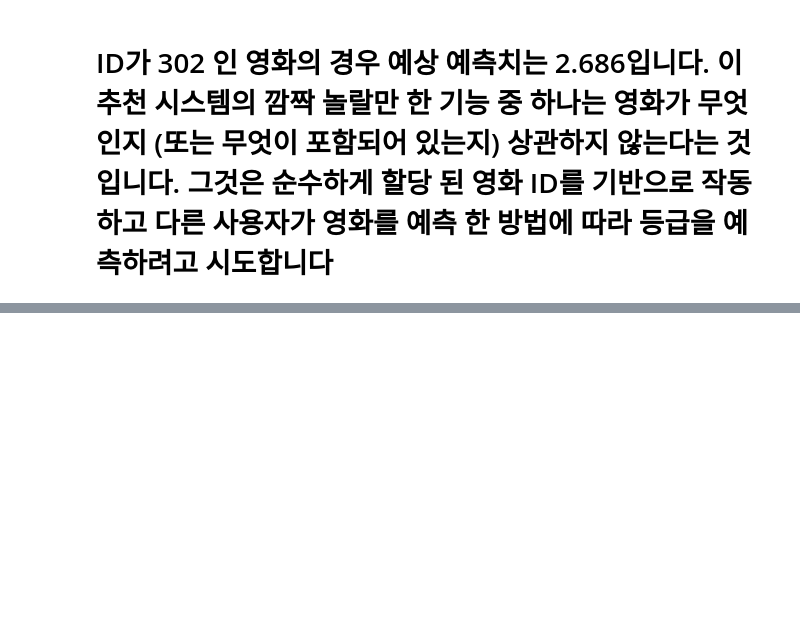
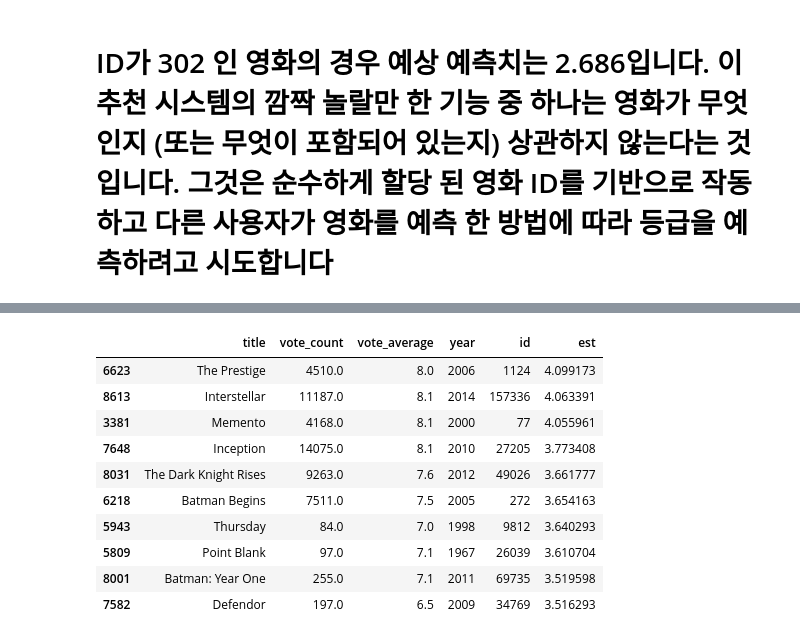
Before and after one commit to dl57934/CoAlert, a Jupyter notebook: sh_System/movieRecommaned/study1.ipynb, the cells around one changed output, grey strips where cells are left out. Cells and saved outputs as stored; diff of their text form; code cells hidden in the pictures; blank space fills up the shorter version.

```diff
--- a/sh_System/movieRecommaned/study1.ipynb
+++ b/sh_System/movieRecommaned/study1.ipynb
@@ -688,3 +688,16 @@ svd.predict(1, 310, 3)
 Prediction(uid=1, iid=310, r_ui=3, est=2.6995416583901966, details={'was_impossible': False})
 # %% [markdown]
 # ID가 302 인 영화의 경우 예상 예측치는 2.686입니다. 이 추천 시스템의 깜짝 놀랄만 한 기능 중 하나는 영화가 무엇인지 (또는 무엇이 포함되어 있는지) 상관하지 않는다는 것입니다. 그것은 순수하게 할당 된 영화 ID를 기반으로 작동하고 다른 사용자가 영화를 예측 한 방법에 따라 등급을 예측하려고 시도합니다
+# %%
+def convert_int(x):
+    try:
+        return int(x)
+    except:
+        return np.nan
+# %%
+id_map = pd.read_csv('input/links_small.csv')[['movieId', 'tmdbId']]
+id_map['tmdbId'] = id_map['tmdbId'].apply(convert_int)
+id_map.columns = ['movieId', 'id']
+print(id_map.head(3))
+id_map = id_map.merge(smd[['title', 'id']], on='id').set_index('title')
+id_map.head(3)
@@ -690,0 +736,30 @@ Prediction(uid=1, iid=310, r_ui=3, est=2.6995416583901966, details={'was_impossi
+# %%
+def hybrid(userId, title):
+    idx = indices[title]
+    tmdbId = id_map.loc[title]['id']
+    #print(idx)
+    movie_id = id_map.loc[title]['movieId']
+
+    sim_scores = list(enumerate(cosine_sim[int(idx)]))
+    sim_scores = sorted(sim_scores, key=lambda x: x[1], reverse=True)
+    sim_scores = sim_scores[1:26]
+    movie_indices = [i[0] for i in sim_scores]
+
+    movies = smd.iloc[movie_indices][['title', 'vote_count', 'vote_average', 'year', 'id']]
+    movies['est'] = movies['id'].apply(lambda x: svd.predict(userId, indices_map.loc[x]['movieId']).est)
+    movies = movies.sort_values('est', ascending=False)
+    return movies.head(10)
+# %%
+hybrid(3, 'The Dark Knight')
+# %% [output]
+|  | title | vote_count | vote_average | year | id | est |
+| 6623 | The Prestige | 4510.0 | 8.0 | 2006 | 1124 | 4.099173 |
+| 8613 | Interstellar | 11187.0 | 8.1 | 2014 | 157336 | 4.063391 |
+| 3381 | Memento | 4168.0 | 8.1 | 2000 | 77 | 4.055961 |
+| 7648 | Inception | 14075.0 | 8.1 | 2010 | 27205 | 3.773408 |
+| 8031 | The Dark Knight Rises | 9263.0 | 7.6 | 2012 | 49026 | 3.661777 |
+| 6218 | Batman Begins | 7511.0 | 7.5 | 2005 | 272 | 3.654163 |
+| 5943 | Thursday | 84.0 | 7.0 | 1998 | 9812 | 3.640293 |
+| 5809 | Point Blank | 97.0 | 7.1 | 1967 | 26039 | 3.610704 |
+| 8001 | Batman: Year One | 255.0 | 7.1 | 2011 | 69735 | 3.519598 |
+| 7582 | Defendor | 197.0 | 6.5 | 2009 | 34769 | 3.516293 |
```
Also changed, not shown: parts of 2 cells of this notebook.
